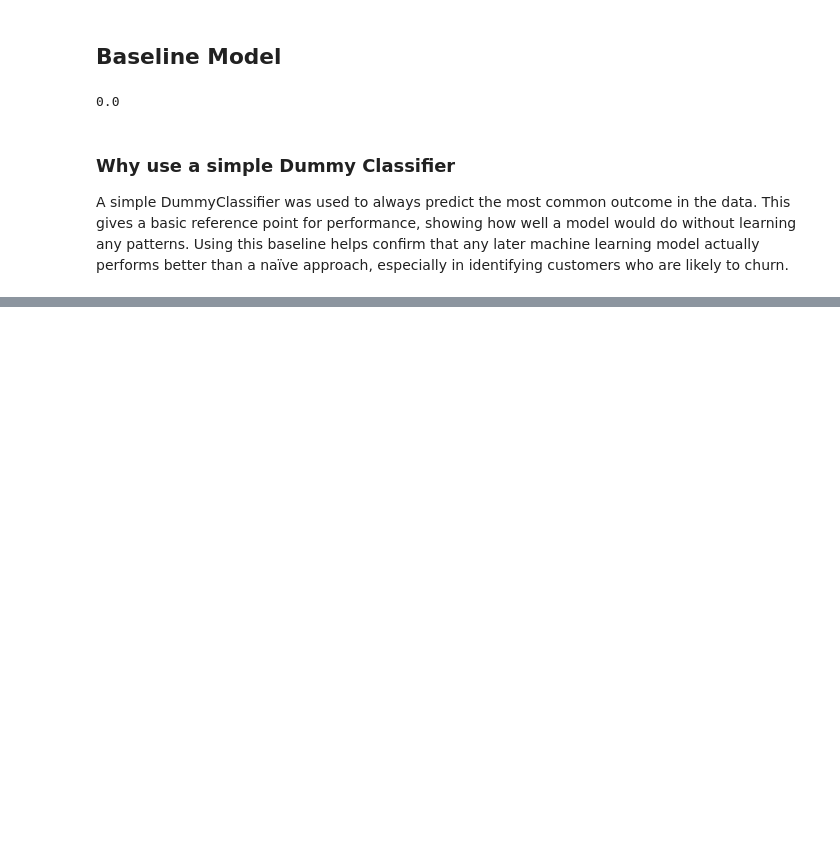
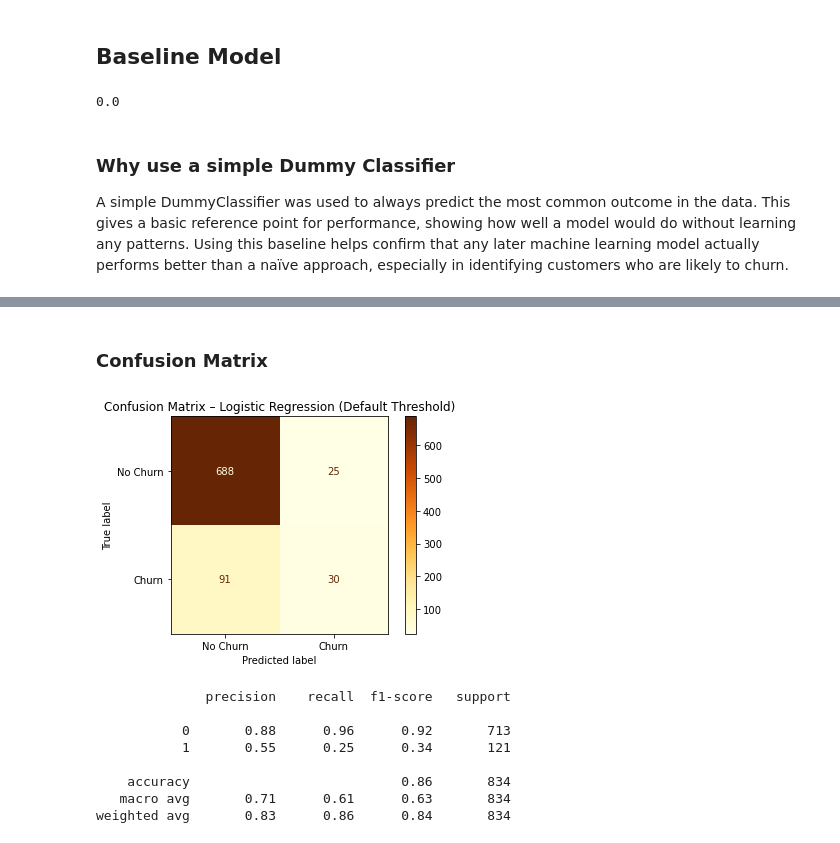
Before and after one commit to DanDev014/SyriaTel-Customer-Churn, a Jupyter notebook: index.ipynb, the cells around one changed output, grey strips where cells are left out. Drawn from its saved outputs; the diff is of its cells as text; code cells hidden in the pictures; blank space fills up the shorter version.

Commit message:
logistic regression

```diff
--- a/index.ipynb
+++ b/index.ipynb
@@ -203,0 +206,14 @@ A simple DummyClassifier was used to always predict the most common outcome in t
+# %%
+# Initialize logistic regression model
+lr_model = LogisticRegression(max_iter=1000, random_state=42)
+
+# Fit the model on scaled training data
+lr_model.fit(X_train_scaled, y_train)
+
+# Make predictions on scaled test data
+lr_predictions = lr_model.predict(X_test_scaled)
+
+# Compute recall for the churn class
+lr_recall_score = recall_score(y_test, lr_predictions)
+
+lr_recall_score
@@ -203,0 +239,27 @@ A simple DummyClassifier was used to always predict the most common outcome in t
+# %% [markdown]
+### **Confusion Matrix**
+# %%
+# Generate confusion matrix
+lr_cm = confusion_matrix(y_test, lr_predictions)
+
+# Display confusion matrix
+lr_disp = ConfusionMatrixDisplay(
+    confusion_matrix=lr_cm,
+    display_labels=["No Churn", "Churn"]
+)
+lr_disp.plot(cmap="YlOrBr")
+plt.title("Confusion Matrix – Logistic Regression (Default Threshold)")
+plt.show()
+
+# Print classification report
+print(classification_report(y_test, lr_predictions))
+# %% [output]
+[figure, added]
+              precision    recall  f1-score   support
+
+           0       0.88      0.96      0.92       713
+           1       0.55      0.25      0.34       121
+
+    accuracy                           0.86       834
+   macro avg       0.71      0.61      0.63       834
+weighted avg       0.83      0.86      0.84       834
```
Also changed, not shown: parts of 7 cells of this notebook.
